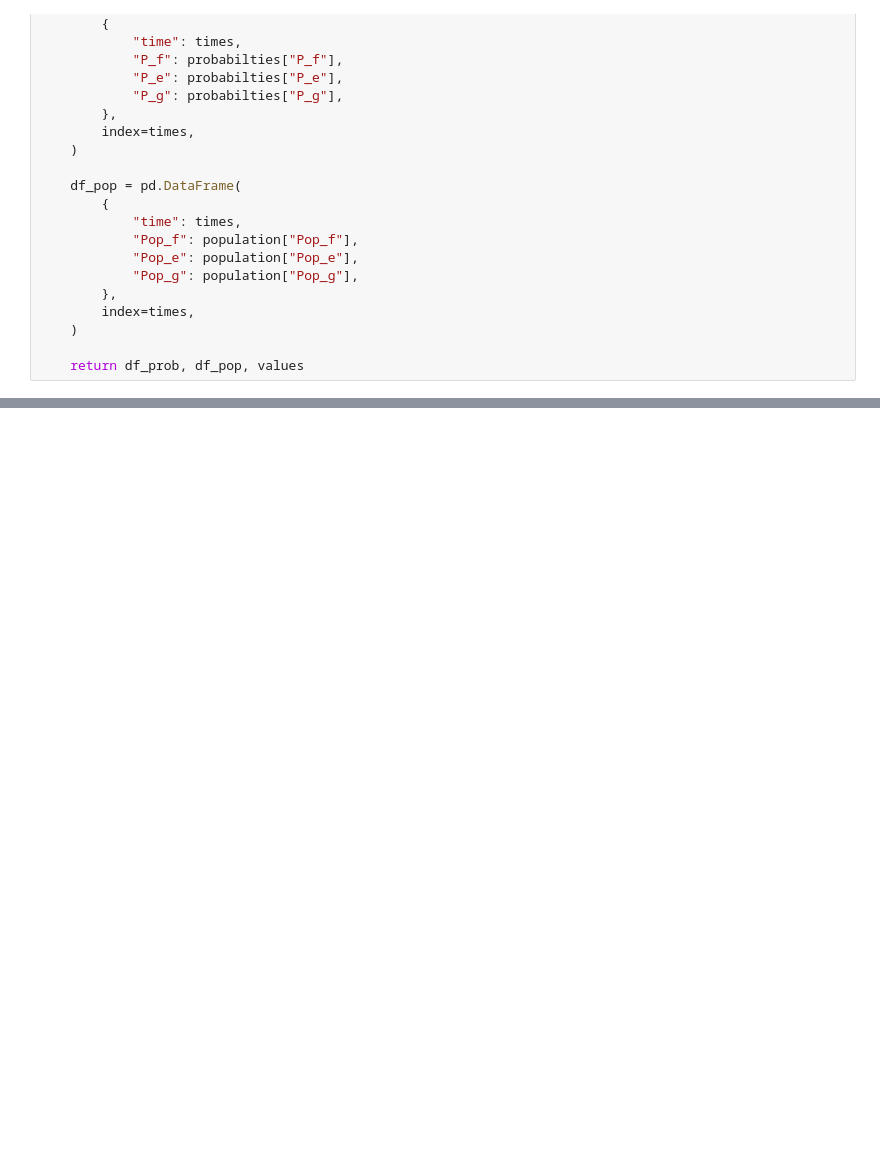
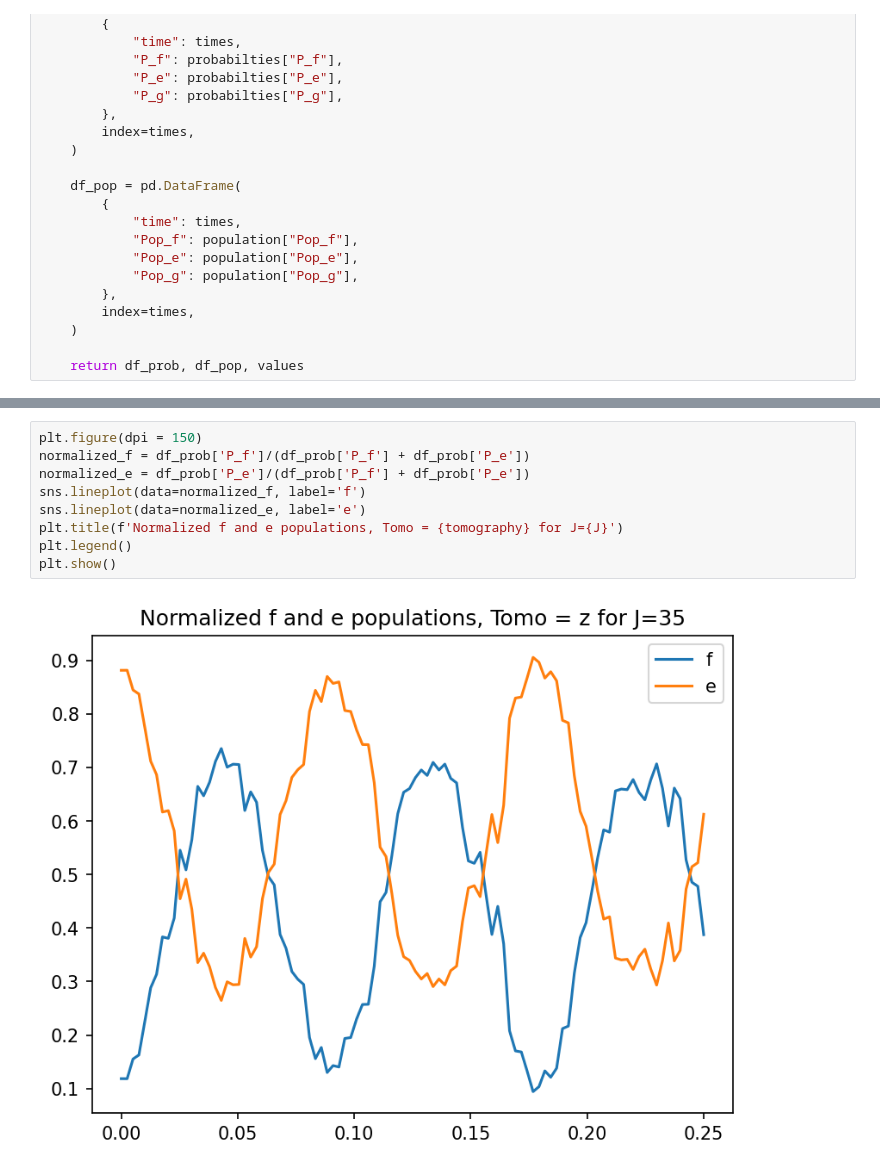
Before and after one commit to Katermurch/BlueFridgeNonLin, a Jupyter notebook: rabi_tomo.ipynb, the cells around one changed output, grey strips where cells are left out. Drawn from its saved outputs; the diff is of its cells as text; blank space fills up the shorter version.

```diff
--- a/rabi_tomo.ipynb
+++ b/rabi_tomo.ipynb
@@ -157,0 +146,11 @@ plt.show()
+# %%
+plt.figure(dpi = 150)
+normalized_f = df_prob['P_f']/(df_prob['P_f'] + df_prob['P_e'])
+normalized_e = df_prob['P_e']/(df_prob['P_f'] + df_prob['P_e'])
+sns.lineplot(data=normalized_f, label='f')
+sns.lineplot(data=normalized_e, label='e')
+plt.title(f'Normalized f and e populations, Tomo = {tomography} for J={J}')
+plt.legend()
+plt.show()
+# %% [output]
+[figure, added]
```
Also changed, not shown: parts of 4 cells of this notebook, 2 other files.
